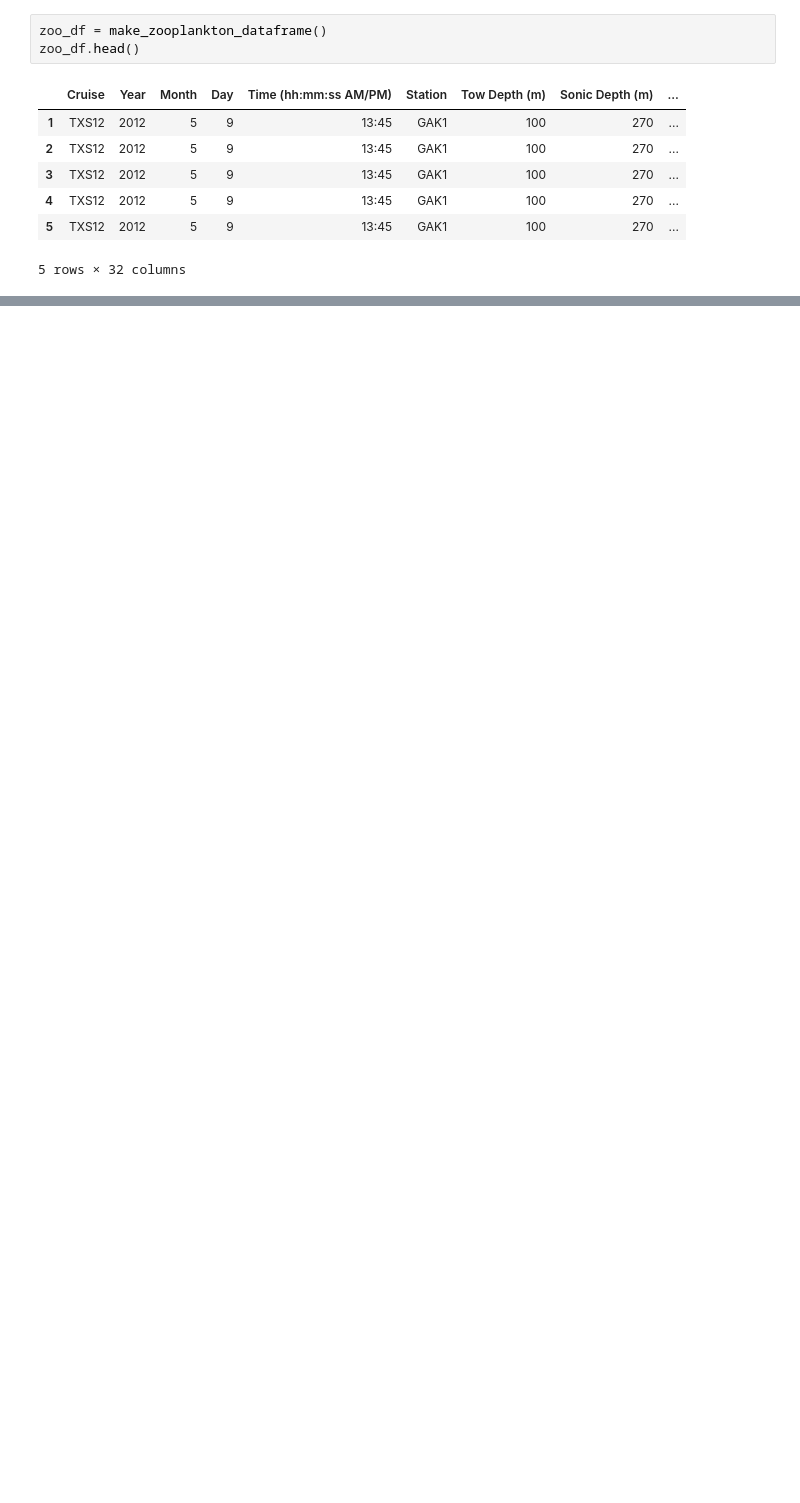
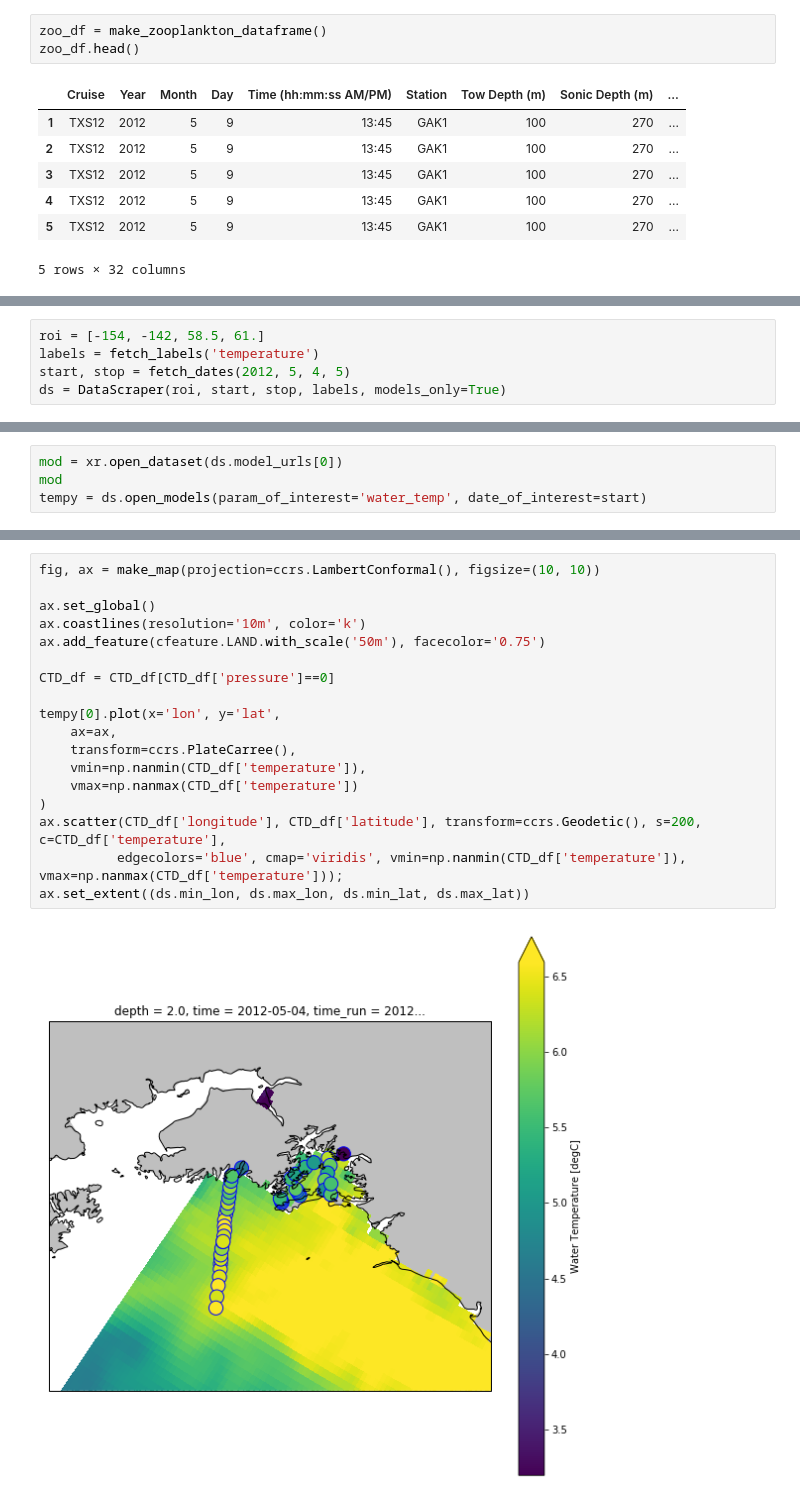
Before and after one commit to eldobbins/ohw_lter_vis, a Jupyter notebook: notebooks/Demo_ohw_lter_vis.ipynb, the cells around one changed output, grey strips where cells are left out. Saved outputs shown, nothing was run; the diff lists cells and outputs as text; blank space fills up the shorter version.

```diff
--- a/notebooks/Demo_ohw_lter_vis.ipynb
+++ b/notebooks/Demo_ohw_lter_vis.ipynb
@@ -62,0 +81,5 @@ ax.scatter(zoo_df['longitude'], zoo_df['latitude'], transform=ccrs.Geodetic(), s
+# %%
+roi = [-154, -142, 58.5, 61.]
+labels = fetch_labels('temperature')
+start, stop = fetch_dates(2012, 5, 4, 5)
+ds = DataScraper(roi, start, stop, labels, models_only=True)
@@ -62,0 +104,4 @@ ax.scatter(zoo_df['longitude'], zoo_df['latitude'], transform=ccrs.Geodetic(), s
+# %%
+mod = xr.open_dataset(ds.model_urls[0])
+mod
+tempy = ds.open_models(param_of_interest='water_temp', date_of_interest=start)
@@ -62,0 +124,20 @@ ax.scatter(zoo_df['longitude'], zoo_df['latitude'], transform=ccrs.Geodetic(), s
+# %%
+fig, ax = make_map(projection=ccrs.LambertConformal(), figsize=(10, 10))
+
+ax.set_global()
+ax.coastlines(resolution='10m', color='k')
+ax.add_feature(cfeature.LAND.with_scale('50m'), facecolor='0.75')
+
+CTD_df = CTD_df[CTD_df['pressure']==0]
+
+tempy[0].plot(x='lon', y='lat',
+    ax=ax,
+    transform=ccrs.PlateCarree(),
+    vmin=np.nanmin(CTD_df['temperature']),
+    vmax=np.nanmax(CTD_df['temperature'])
+)
+ax.scatter(CTD_df['longitude'], CTD_df['latitude'], transform=ccrs.Geodetic(), s=200, c=CTD_df['temperature'],
+          edgecolors='blue', cmap='viridis', vmin=np.nanmin(CTD_df['temperature']), vmax=np.nanmax(CTD_df['temperature']));
+ax.set_extent((ds.min_lon, ds.max_lon, ds.min_lat, ds.max_lat))
+# %% [output]
+[figure, added]
```
Also changed, not shown: parts of 14 cells of this notebook, 3 other files.
